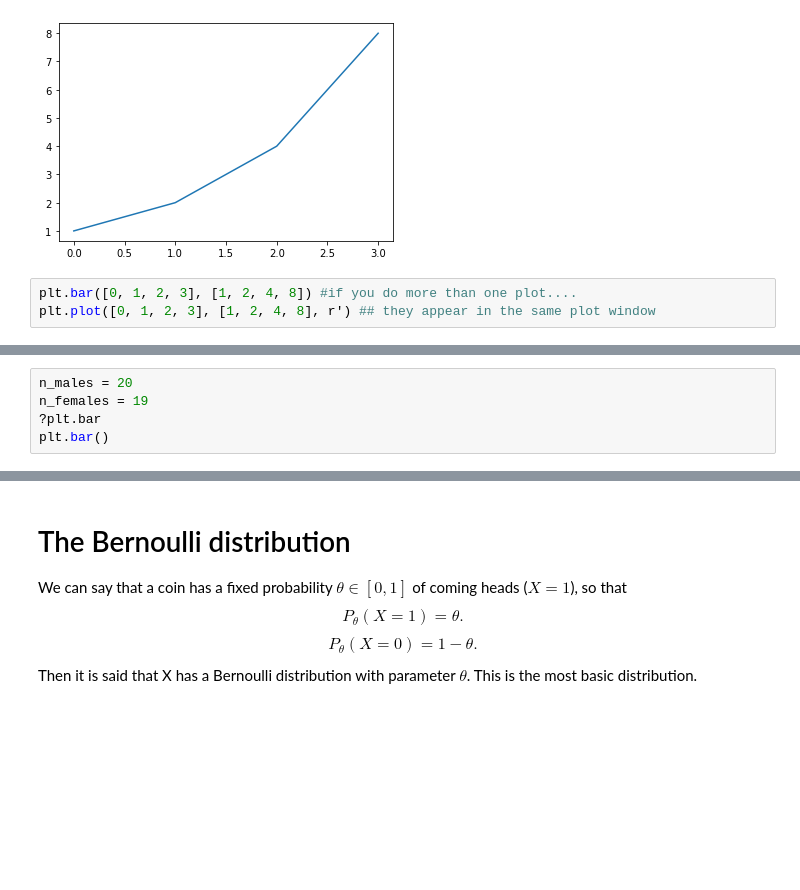
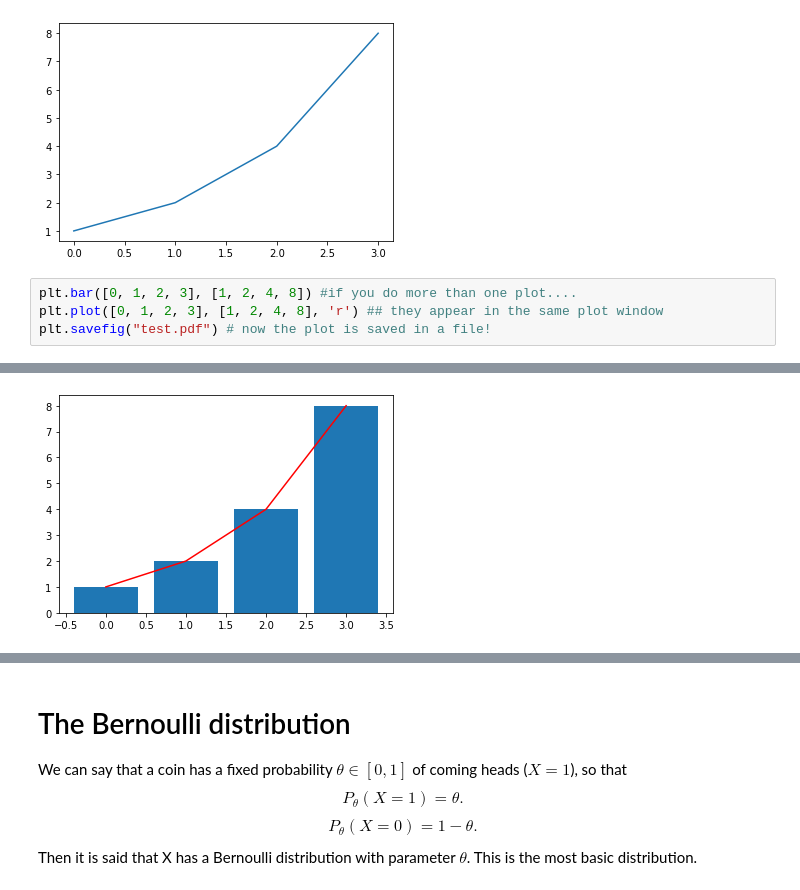
Before and after one commit to olethrosdc/digital-skills, a Jupyter notebook: src/histograms/histogram.ipynb, the cells around one changed output, grey strips where cells are left out. Saved outputs shown, nothing was run; the diff lists cells and outputs as text; blank space fills up the shorter version.

```diff
--- a/src/histograms/histogram.ipynb
+++ b/src/histograms/histogram.ipynb
@@ -6,5 +6,6 @@ plt.plot([0, 1, 2, 3], [1, 2, 4, 8])
 [figure]
 # %%
 plt.bar([0, 1, 2, 3], [1, 2, 4, 8]) #if you do more than one plot....
-plt.plot([0, 1, 2, 3], [1, 2, 4, 8], r') ## they appear in the same plot window
+plt.plot([0, 1, 2, 3], [1, 2, 4, 8], 'r') ## they appear in the same plot window
+plt.savefig("test.pdf") # now the plot is saved in a file!
 # %% [output]
@@ -12,5 +13 @@ SyntaxError: EOL while scanning string literal (<ipython-input-9-2cb66de24c8b>,
+[figure, added]
-# %%
-n_males = 20
-n_females = 19
-?plt.bar
-plt.bar()
```
Also changed, not shown: parts of 8 cells of this notebook, 1 other file.
